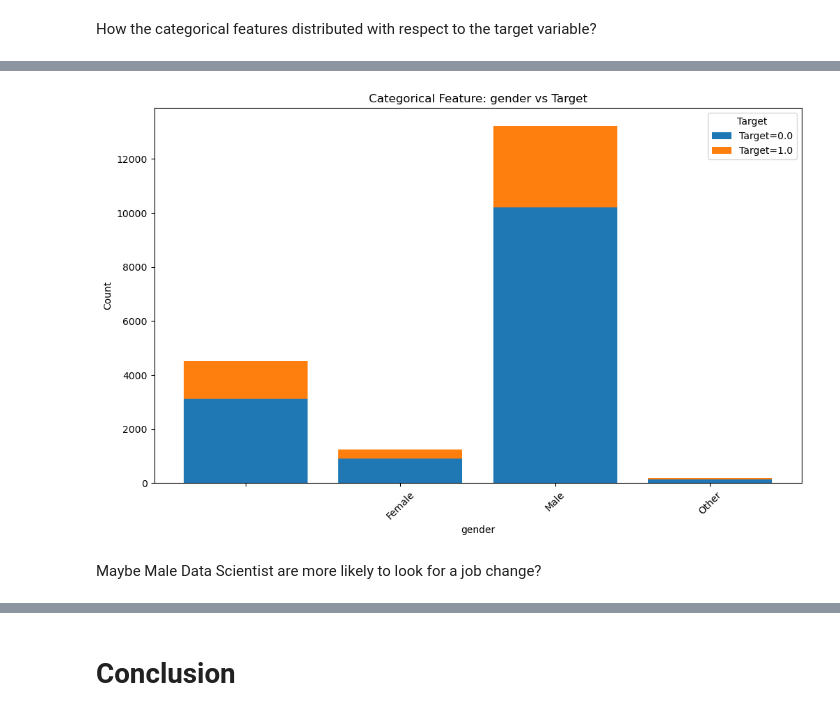
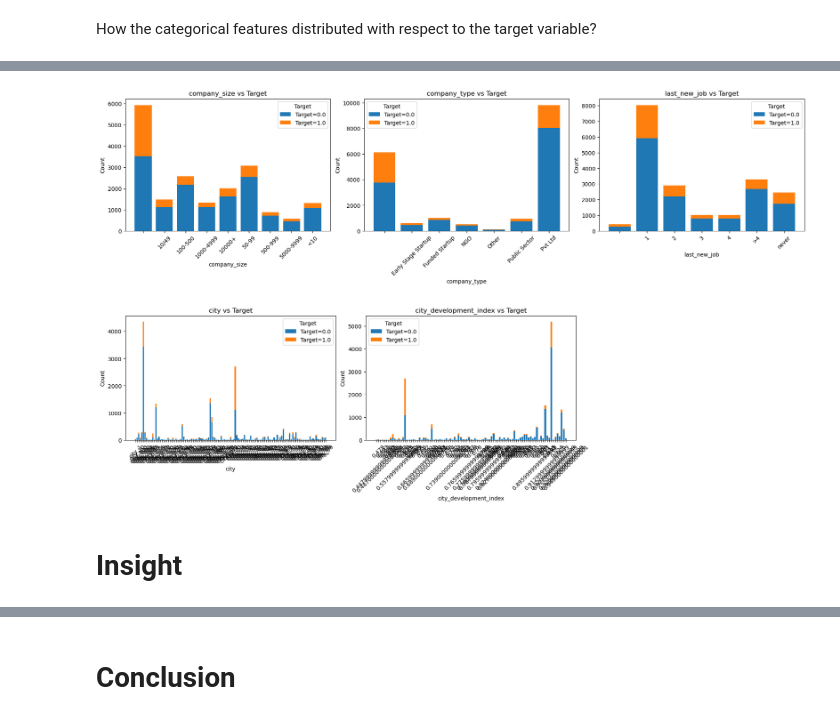
Before and after one commit to ThuongHong/lab2_ds, a Jupyter notebook: notebooks/01_data_exploration.ipynb, the cells around one changed output, grey strips where cells are left out. Drawn from its saved outputs; the diff is of its cells as text; code cells hidden in the pictures.

Commit message:
add: insights

```diff
--- a/notebooks/01_data_exploration.ipynb
+++ b/notebooks/01_data_exploration.ipynb
@@ -176,10 +174,34 @@ EDAPlotter.plot_categorical_vs_target(
-# %%
-EDAPlotter.plot_categorical_vs_target(
-    cat_data=train_data[:, train_header.index("gender")],
-    target_data=train_data[:, train_header.index("target")],
-    cat_col_name="gender",
-)
-# %% [output]
-[figure, removed]
-# %% [markdown]
-Maybe Male Data Scientist are more likely to look for a job change?
+# %%
+cat_data = train_data[:, [train_header.index(col) for col in [
+    "company_size", "company_type", "last_new_job"
+]]]
+target_data = train_data[:, train_header.index("target")]
+cat_col_names = [
+    "company_size", "company_type", "last_new_job"
+]
+
+EDAPlotter.plot_categorical_vs_target(
+    cat_data=cat_data,
+    target_data=target_data,
+    cat_col_names=cat_col_names,
+)
+# %% [output]
+[figure, added]
+# %%
+cat_data = train_data[:, [train_header.index(col) for col in [
+    "city", "city_development_index"
+]]]
+target_data = train_data[:, train_header.index("target")]
+cat_col_names = [
+    "city", "city_development_index"
+]
+
+EDAPlotter.plot_categorical_vs_target(
+    cat_data=cat_data,
+    target_data=target_data,
+    cat_col_names=cat_col_names,
+)
+# %% [output]
+[figure, added]
+# %% [markdown]
+# Insight
```
Also changed, not shown: parts of 5 cells of this notebook, 1 other file.
